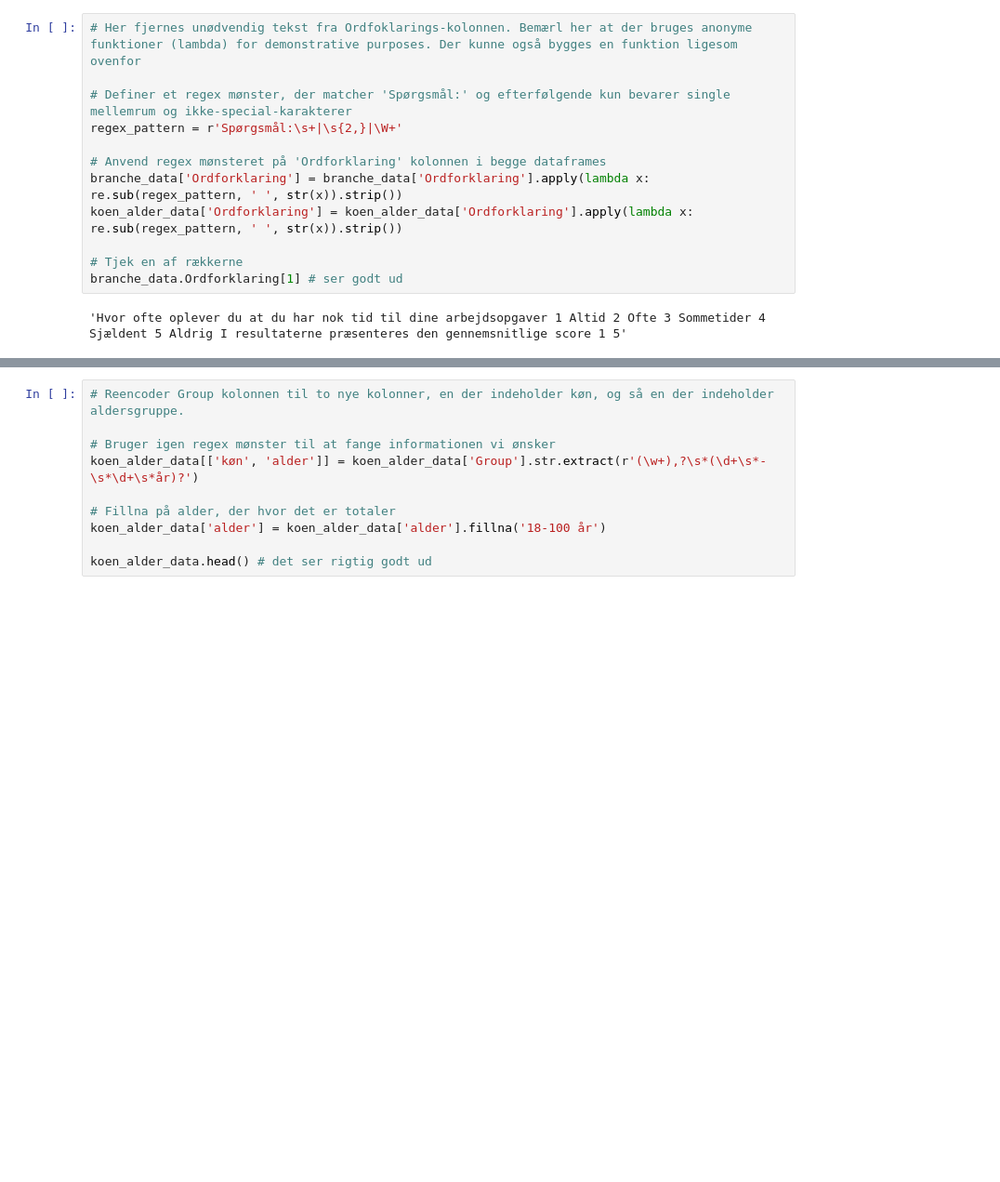
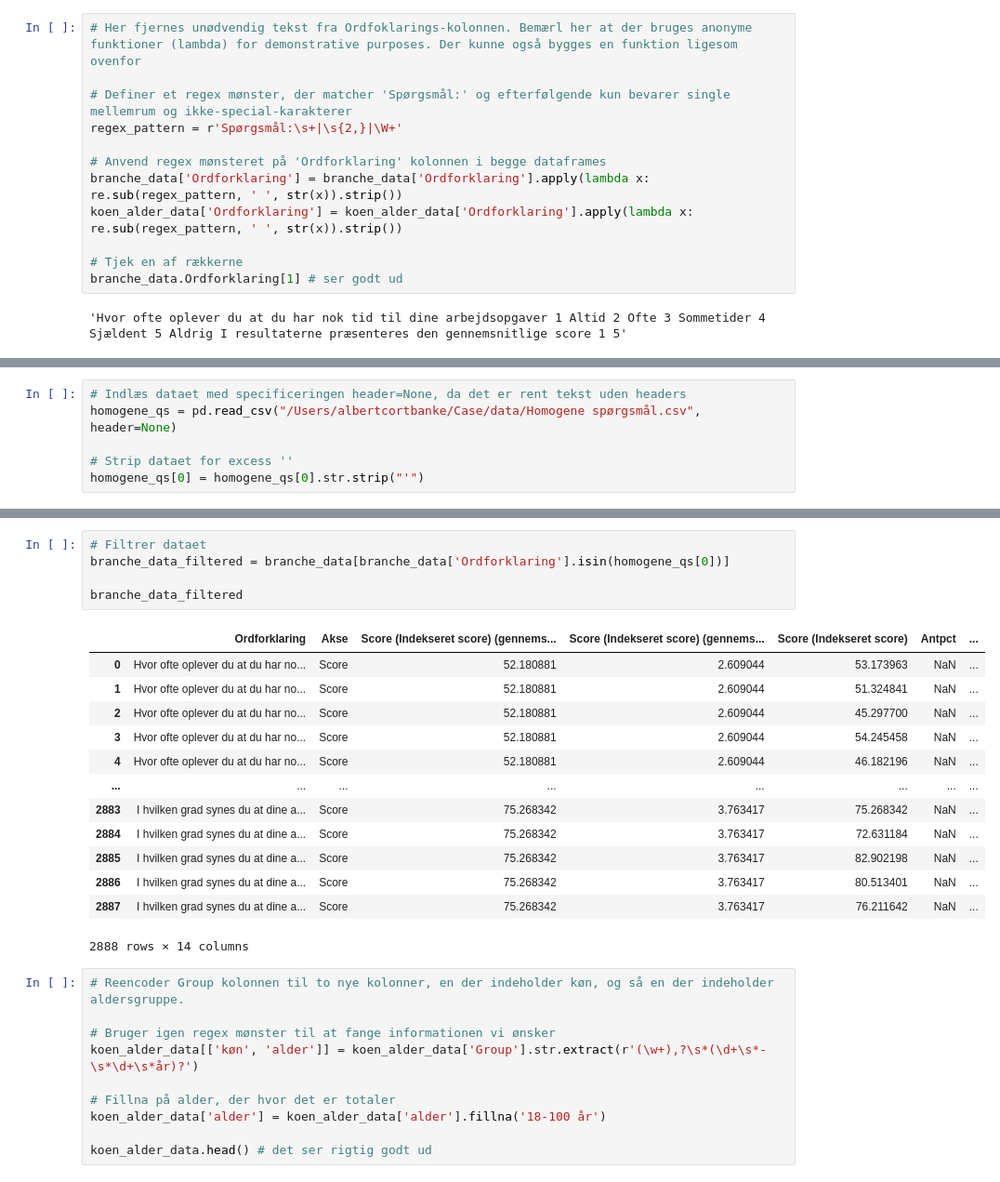
Before and after one commit to albertbanke/Case, a Jupyter notebook: analyse/analyse.ipynb, the cells around one changed output, grey strips where cells are left out. Shown at 93% size. Saved outputs shown, nothing was run; the diff lists cells and outputs as text; blank space fills up the shorter version.

Commit message:
Fikset homogenitet i data

```diff
--- a/analyse/analyse.ipynb
+++ b/analyse/analyse.ipynb
@@ -394,0 +394,6 @@ Efter at have inspiceret spørgsmålene pba. ovenstående transformering, står
+# %%
+# Indlæs dataet med specificeringen header=None, da det er rent tekst uden headers
+homogene_qs = pd.read_csv("/Users/albertcortbanke/Case/data/Homogene spørgsmål.csv", header=None)
+
+# Strip dataet for excess ''
+homogene_qs[0] = homogene_qs[0].str.strip("'")
@@ -395,3 +418,22 @@ Efter at have inspiceret spørgsmålene pba. ovenstående transformering, står
+# %%
+# Filtrer dataet
+branche_data_filtered = branche_data[branche_data['Ordforklaring'].isin(homogene_qs[0])]
+
+branche_data_filtered
+# %% [output]
+|  | Ordforklaring | Akse | Score (Indekseret score) (gennems... | Score (Indekseret score) (gennems... | Score (Indekseret score) | Antpct | ... |
+| 0 | Hvor ofte oplever du at du har no... | Score | 52.180881 | 2.609044 | 53.173963 | NaN | ... |
+| 1 | Hvor ofte oplever du at du har no... | Score | 52.180881 | 2.609044 | 51.324841 | NaN | ... |
+| 2 | Hvor ofte oplever du at du har no... | Score | 52.180881 | 2.609044 | 45.297700 | NaN | ... |
+| 3 | Hvor ofte oplever du at du har no... | Score | 52.180881 | 2.609044 | 54.245458 | NaN | ... |
+| 4 | Hvor ofte oplever du at du har no... | Score | 52.180881 | 2.609044 | 46.182196 | NaN | ... |
+| ... | ... | ... | ... | ... | ... | ... | ... |
+| 2883 | I hvilken grad synes du at dine a... | Score | 75.268342 | 3.763417 | 75.268342 | NaN | ... |
+| 2884 | I hvilken grad synes du at dine a... | Score | 75.268342 | 3.763417 | 72.631184 | NaN | ... |
+| 2885 | I hvilken grad synes du at dine a... | Score | 75.268342 | 3.763417 | 82.902198 | NaN | ... |
+| 2886 | I hvilken grad synes du at dine a... | Score | 75.268342 | 3.763417 | 80.513401 | NaN | ... |
+| 2887 | I hvilken grad synes du at dine a... | Score | 75.268342 | 3.763417 | 76.211642 | NaN | ... |
+2888 rows × 14 columns
 # %%
 # Reencoder Group kolonnen til to nye kolonner, en der indeholder køn, og så en der indeholder aldersgruppe.
 
```
Also changed, not shown: parts of 4 cells of this notebook.
